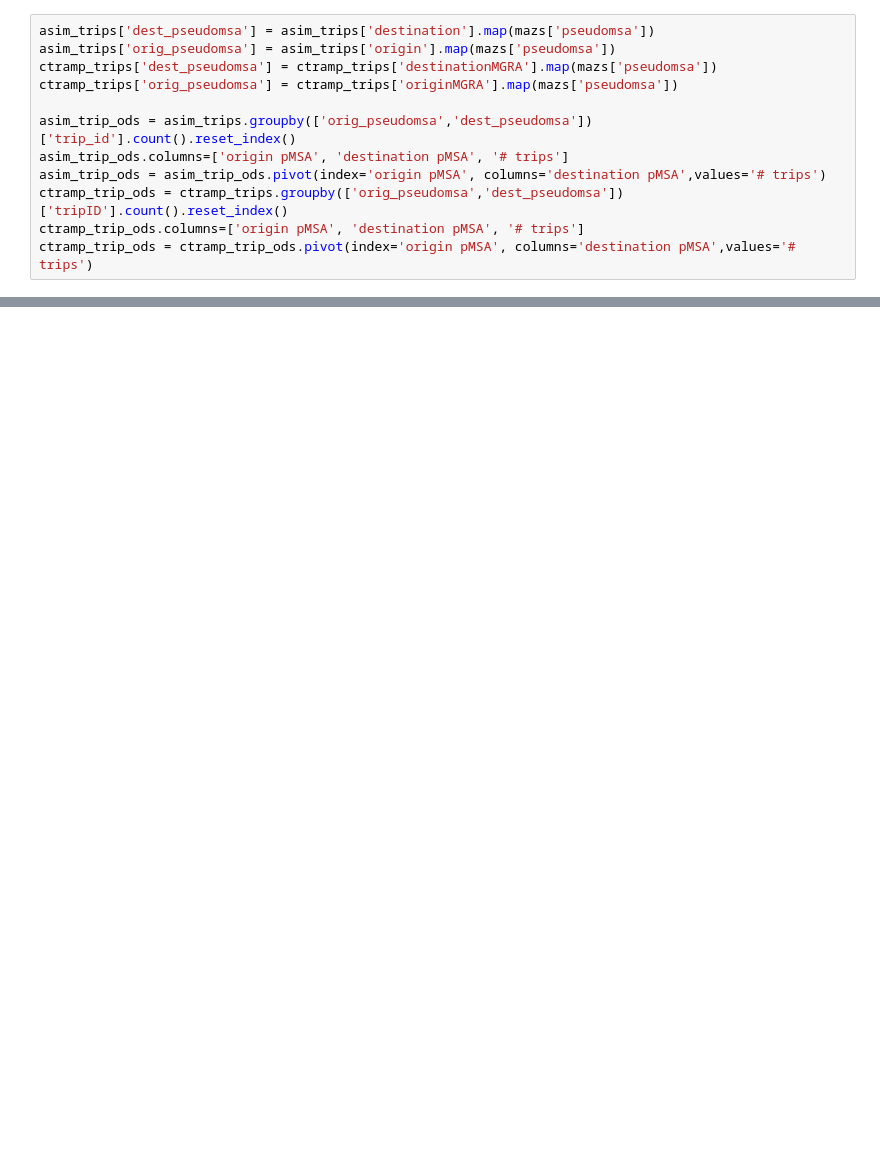
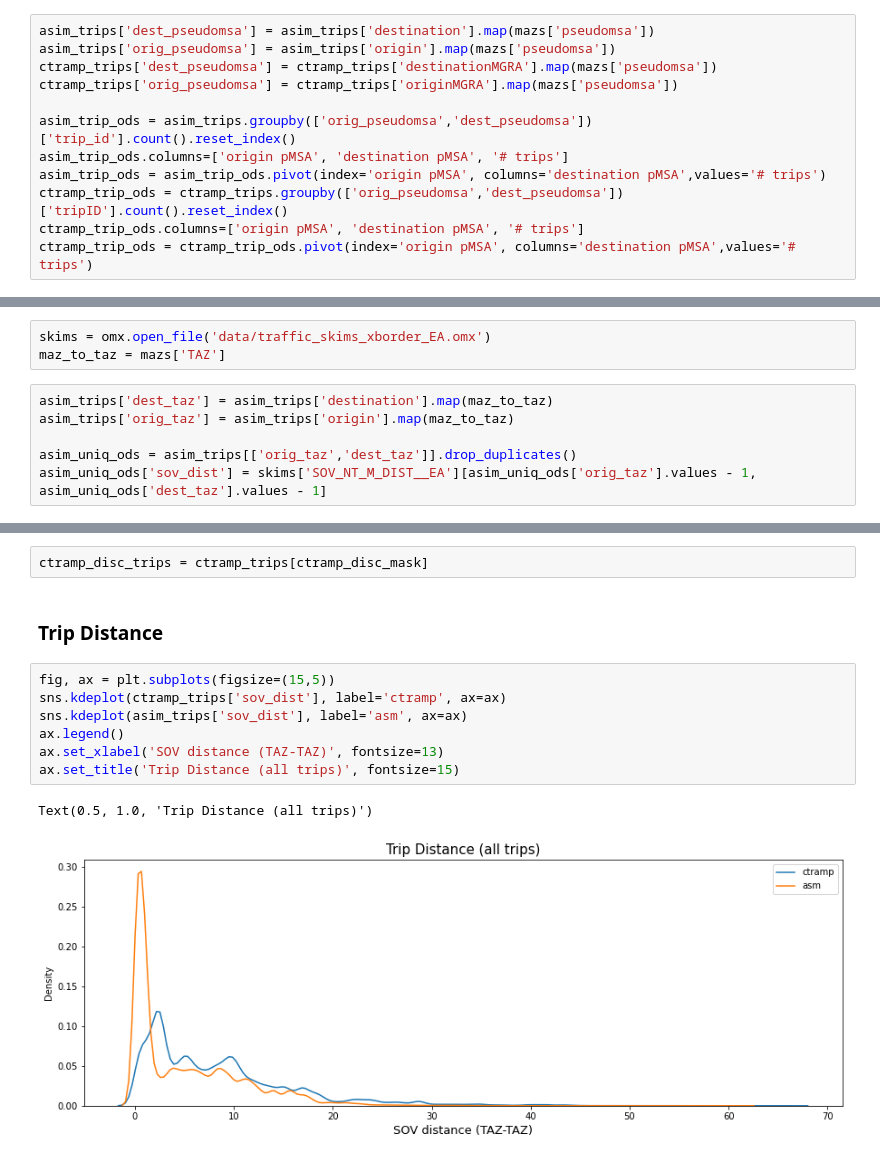
Before and after one commit to SANDAG/ABM, a Jupyter notebook: src/asim_cross_border/cross_border_validation.ipynb, the cells around one changed output, grey strips where cells are left out. Cells and saved outputs as stored; diff of their text form; blank space fills up the shorter version.

```diff
--- a/src/asim_cross_border/cross_border_validation.ipynb
+++ b/src/asim_cross_border/cross_border_validation.ipynb
@@ -320,0 +316,9 @@ Name: trip_mode, dtype: int64
+# %%
+skims = omx.open_file('data/traffic_skims_xborder_EA.omx')
+maz_to_taz = mazs['TAZ']
+# %%
+asim_trips['dest_taz'] = asim_trips['destination'].map(maz_to_taz)
+asim_trips['orig_taz'] = asim_trips['origin'].map(maz_to_taz)
+
+asim_uniq_ods = asim_trips[['orig_taz','dest_taz']].drop_duplicates()
+asim_uniq_ods['sov_dist'] = skims['SOV_NT_M_DIST__EA'][asim_uniq_ods['orig_taz'].values - 1, asim_uniq_ods['dest_taz'].values - 1]
@@ -320,0 +353,14 @@ Name: trip_mode, dtype: int64
+# %%
+ctramp_disc_trips = ctramp_trips[ctramp_disc_mask]
+# %% [markdown]
+### Trip Distance
+# %%
+fig, ax = plt.subplots(figsize=(15,5))
+sns.kdeplot(ctramp_trips['sov_dist'], label='ctramp', ax=ax)
+sns.kdeplot(asim_trips['sov_dist'], label='asm', ax=ax)
+ax.legend()
+ax.set_xlabel('SOV distance (TAZ-TAZ)', fontsize=13)
+ax.set_title('Trip Distance (all trips)', fontsize=15)
+# %% [output]
+Text(0.5, 1.0, 'Trip Distance (all trips)')
+[figure, added]
```
Also changed, not shown: parts of 28 cells of this notebook.
